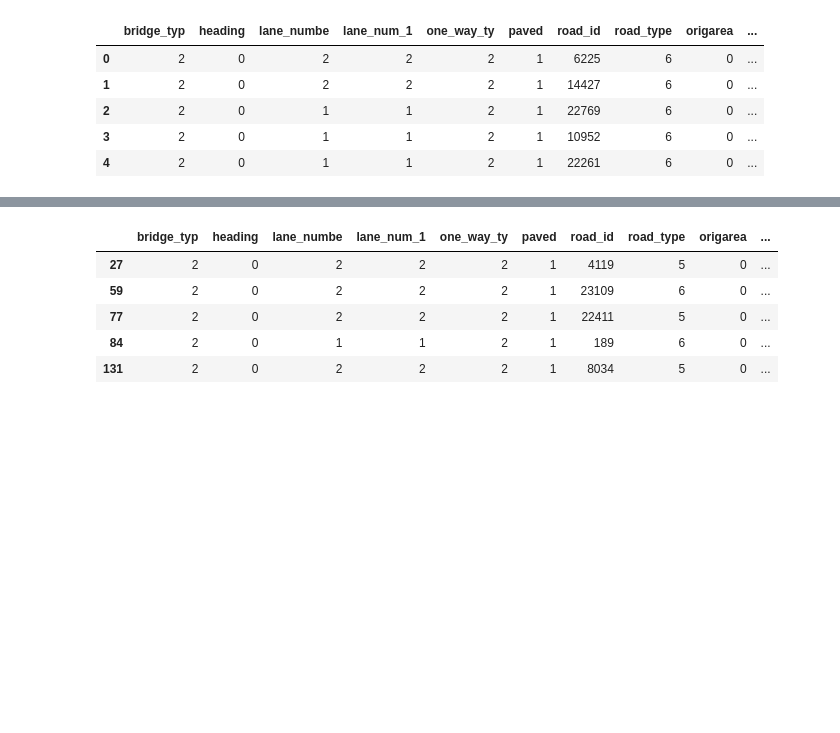
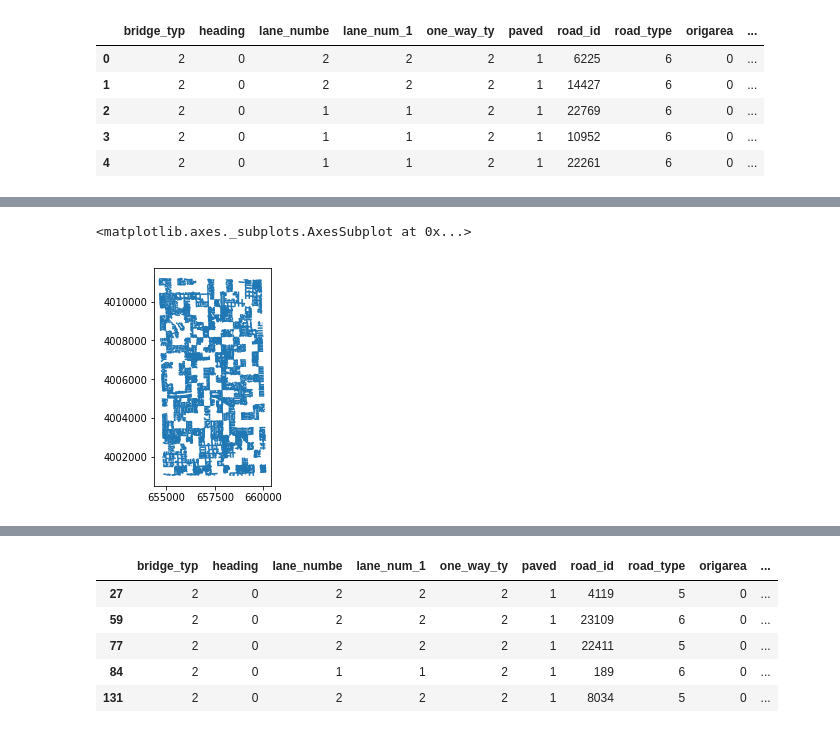
Before and after one commit to cocoaaa/PythonGIS, a Jupyter notebook: notebook/examples/01-vegas-samples.ipynb, the cells around one changed output, grey strips where cells are left out. Cells and saved outputs as stored; diff of their text form; code cells hidden in the pictures; blank space fills up the shorter version.

```diff
--- a/notebook/examples/01-vegas-samples.ipynb
+++ b/notebook/examples/01-vegas-samples.ipynb
@@ -67,0 +102,14 @@ def plot_two_gdfs(gdf0, gdf1, figsize=(30,30), titles=None):
+# %%
+this_nb_dir = Path(os.getcwd())
+ROOT = this_nb_dir.parent.parent
+SRC = ROOT/'src'
+DATA_DIR = ROOT/'data/raw'
+paths2add = [this_nb_dir, ROOT, SRC]
+
+INTRIM_DATA_DIR = DATA_DIR.parent/'processed'
+
+print("Project root: ", str(ROOT))
+print("this nb path: ", str(this_nb_dir))
+print('src folder: ', str(SRC))
+print('raw data folder: ', str(DATA_DIR))
+print('processed data folder: ', INTRIM_DATA_DIR)
@@ -68,7 +137,7 @@ def plot_two_gdfs(gdf0, gdf1, figsize=(30,30), titles=None):
 # %%
-DATA = Path('/Users/hayley/data/Vegas_Train/sample/roi/')
-RPATH = DATA/'vegas_sample_roads/vegas_sample_roads.shp' #Roads shape file
-BPATH = DATA/'vegas_sample_buildings/vegas_sample_buildings.shp' #Buildings shape file
+# Paths to the road and building datasets
+RPATH = DATA_DIR/'vegas_train_sample/vegas_train_sample_roads/vegas_sample_roads.shp' #Roads shape file
+BPATH = DATA_DIR/'vegas_train_sample/vegas_train_sample_buildings/vegas_sample_buildings.shp' #Buildings shape file
 # %%
 orig_roads = gpd.read_file(str(RPATH))
 orig_blds = gpd.read_file(str(BPATH))
@@ -292,0 +227,7 @@ NameError: name 'add_basemap' is not defined
+# %%
+# each column content examination
+## Roads
+print(orig_roads.columns)
+print("duplicates?: ", orig_roads['lane_numbe'].equals(orig_roads['lane_num_1']))
+keep_road_cols = ['road_id', 'road_type', 'lane_numbe','geometry']
+roads_utm = orig_roads_utm[keep_road_cols]
@@ -292,0 +254,5 @@ NameError: name 'add_basemap' is not defined
+# %%
+roads_utm.plot()
+# %% [output]
+<matplotlib.axes._subplots.AxesSubplot at 0x...>
+[figure, added]
```
Also changed, not shown: parts of 50 cells of this notebook, 2 other files.
